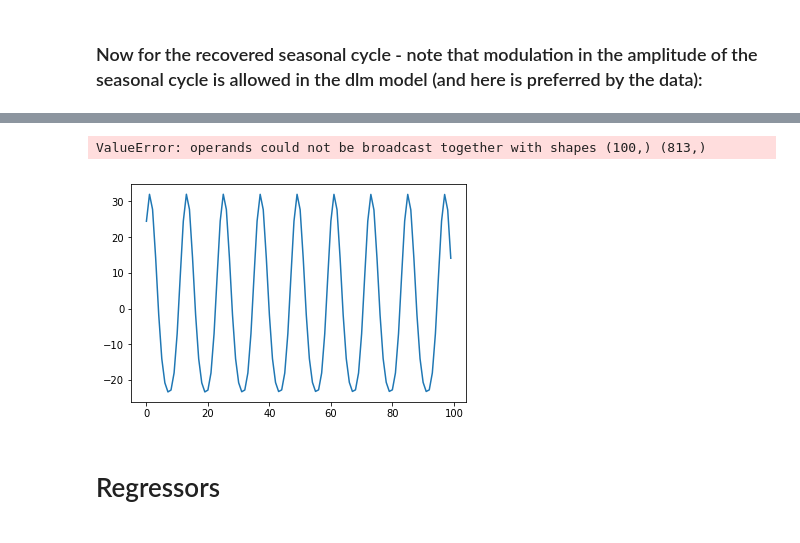
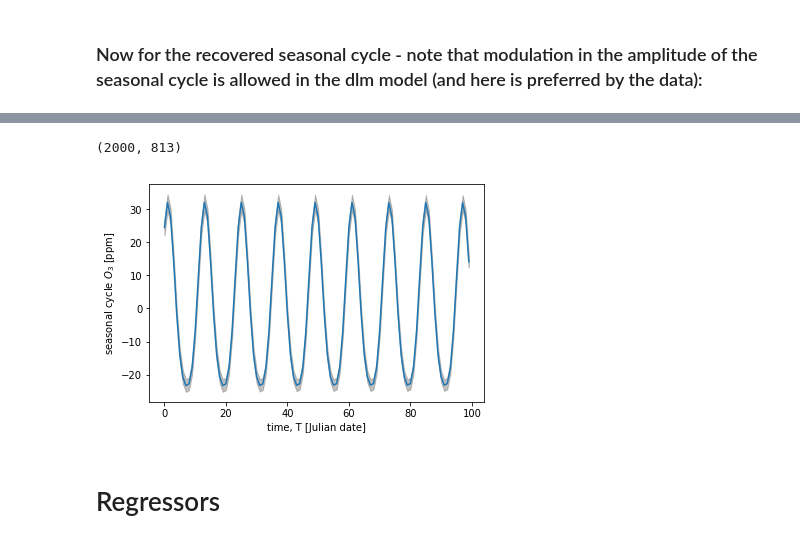
Before and after one commit to tommylees112/hydro-mini-hack, a Jupyter notebook: dlm_thames_flow.ipynb, the cells around one changed output, grey strips where cells are left out. Saved outputs shown, nothing was run; the diff lists cells and outputs as text; code cells hidden in the pictures.

```diff
--- a/dlm_thames_flow.ipynb
+++ b/dlm_thames_flow.ipynb
@@ -36,7 +40,7 @@ import seaborn as sns
 **There are a number of models to choose from: the standard model below `dlm_vanilla_ar1` has a non-linear trend, seasonal cycle with 6- and 12-month components with time-varying amplitude and phase, regressor (proxy) variables and an AR1 process. This is usually a good starting point. For specific model descriptions see `models/model_descriptions.pdf`**
 # %%
 # Import the DLM model
-dlm_model = pickle.load(open('models/dlm_vanilla_ar1.pkl', 'rb'))
+dlm_model = pickle.load(open('models/dlm_dynregs_AR1.pkl', 'rb'))
 # %%
 # print(dlm_model.model_code)
 # %% [markdown]
@@ -155,7 +159,8 @@ input_data = {
                     'S':10., # prior variance on the regression coefficients
                     'sigma_trend_prior':1e-4, # std-dev of the half-Gaussian prior on sigma_trend
                     'sigma_seas_prior':0.01, # std-dev of the half-Gaussian prior on sigma_seas
-                    'sigma_AR_prior':0.5 # std-dev of the half_Gaussian prior on the AR1 process std-dev
+                    'sigma_AR_prior':0.5, # std-dev of the half_Gaussian prior on the AR1 process std-dev
+                    'sigma_reg_prior':[1e-4],
                 }
 
 # Initialization: Initial guess values for the hyper-parameters
@@ -164,6 +169,7 @@ initial_state = {
                  'sigma_seas':0.001,
                  'sigma_AR':0.01,
                  'rhoAR1':0.1,
+                 'sigma_reg_prior':[1e-4],
                 }
 # %% [markdown]
 ## OK let's run the DLM!
@@ -202,14 +208,16 @@ $P(nonlinear\;trend,\,seasonal\;cycle,\,AR\;process,\,regressor\;coefficients,\,
 **Running multiple chains in parallel: It is easy to run multiple chains in parallel by simply setting `chains` > 1. If you do this you must also provide a list of initial state dictionaries to `init`, ie., `init` = [initial_state1, initial_state2, ...] (precicely one initial state per chain, and they need not be different although it is good practice to give the chains different starting points)**
 
 **OK let's do it! NB it will take a few minutes to run so be patient**
+# %%
+fit_=True
 # %%
 # Ok, let's run it
 while fit_ == True:
     fit_ = False
     fit = dlm_model.sampling(
         data=input_data,
-        iter=3000,
-        warmup=1000,
+        iter=1000,
+        warmup=100,
         chains=1,
         init = [initial_state],
         verbose=True,
@@ -304,14 +375,22 @@ plt.show()
+# %%
+seasonal_cycle.shape
+# %% [output]
+(2000, 813)
 # %%
 indices = [i for i in range(0, 100)]
 # Plot the recovered seasonal cycle and uncertainties
 plt.plot(T[0:100], np.mean(seasonal_cycle, axis = 0)[0:100])
-plt.fill_between(T[0:100], np.mean(seasonal_cycle, axis = 0)[0:100] - np.std(seasonal_cycle, axis = 0), np.mean(seasonal_cycle, axis = 0) + np.std(seasonal_cycle, axis = 0), color = 'grey', alpha = 0.5)
+plt.fill_between(
+    T[0:100],
+    np.mean(seasonal_cycle, axis = 0)[0:100] - np.std(seasonal_cycle, axis = 0)[0:100],
+    np.mean(seasonal_cycle, axis = 0)[0:100] + np.std(seasonal_cycle, axis = 0)[0:100],
+    color = 'grey', alpha = 0.5
+)
 plt.xlabel('time, T [Julian date]')
 plt.ylabel('seasonal cycle $O_3$ [ppm]')
 plt.show()
 # %% [output]
-ValueError: operands could not be broadcast together with shapes (100,) (813,)
-[figure, old version]
+[figure, new version]
 # %% [markdown]
 # Regressors
 # %%
```
Also changed, not shown: parts of 12 cells of this notebook, 1 other file.
